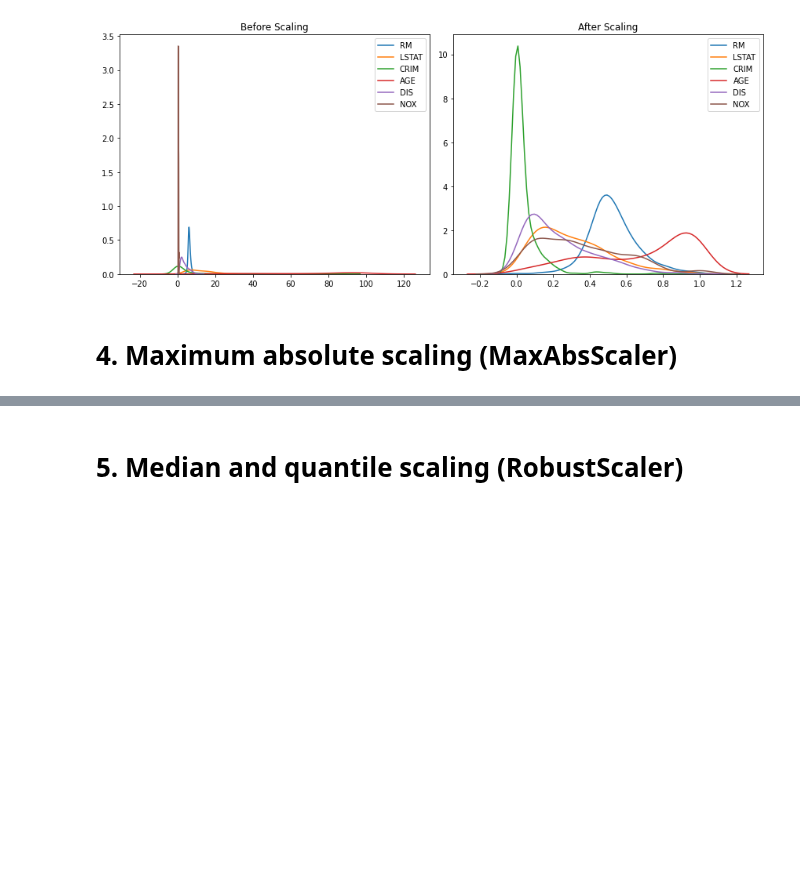
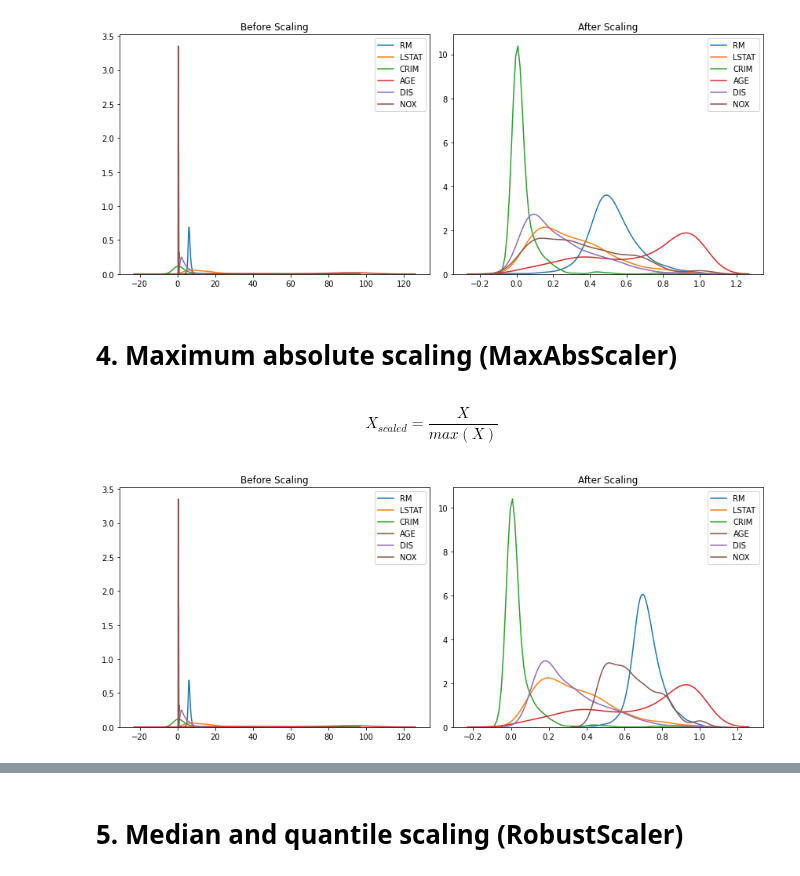
Before and after one commit to mkang32/feature-engineering, a Jupyter notebook: notebooks/6.feature_scaling/feature_scaling.ipynb, the cells around one changed output, grey strips where cells are left out. Cells and saved outputs as stored; diff of their text form; code cells hidden in the pictures; blank space fills up the shorter version.

```diff
--- a/notebooks/6.feature_scaling/feature_scaling.ipynb
+++ b/notebooks/6.feature_scaling/feature_scaling.ipynb
@@ -221,3 +219,15 @@ plot(X_train, X_train_scaled)
 [figure]
 # %% [markdown]
 # 4. Maximum absolute scaling (MaxAbsScaler)
+# %% [markdown]
+$$X_{scaled} = \frac{X}{max(X)}$$
+# %%
+from sklearn.preprocessing import MaxAbsScaler
+
+scaler = MaxAbsScaler()
+scaler.fit(X_train)
+X_train_scaled = pd.DataFrame(scaler.transform(X_train), columns=X_train.columns)
+# %%
+plot(X_train, X_train_scaled)
+# %% [output]
+[figure, added]
```
Also changed, not shown: parts of 13 cells of this notebook.
